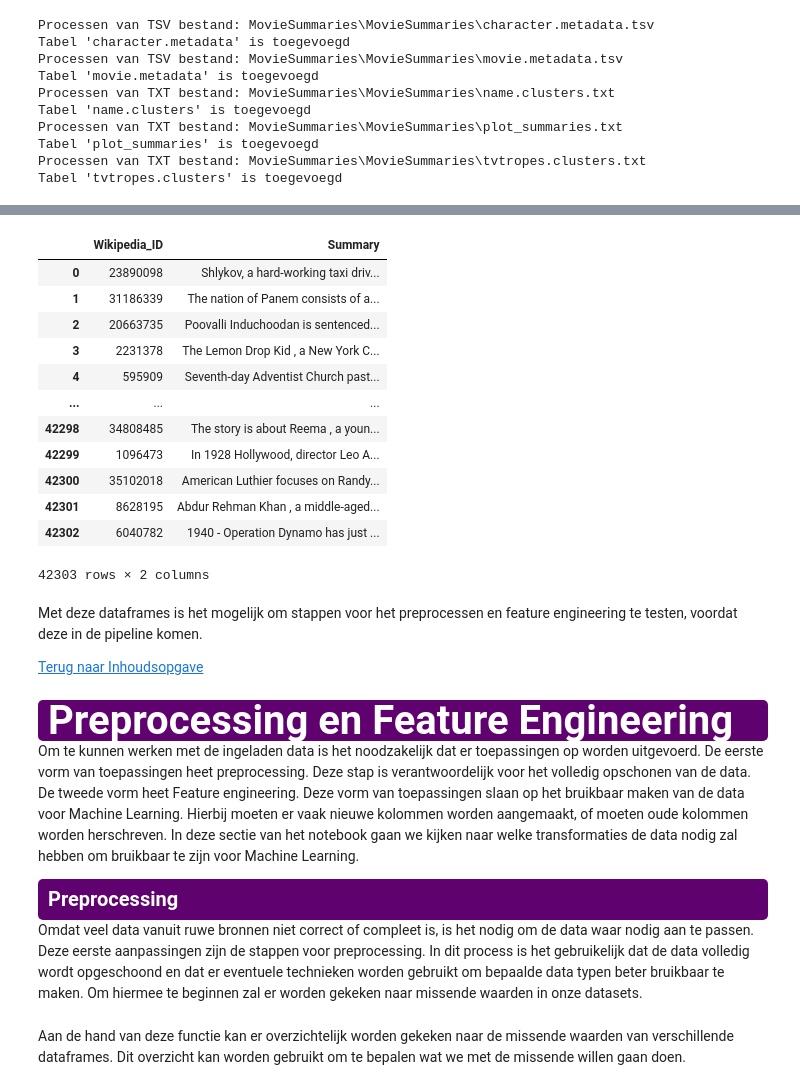
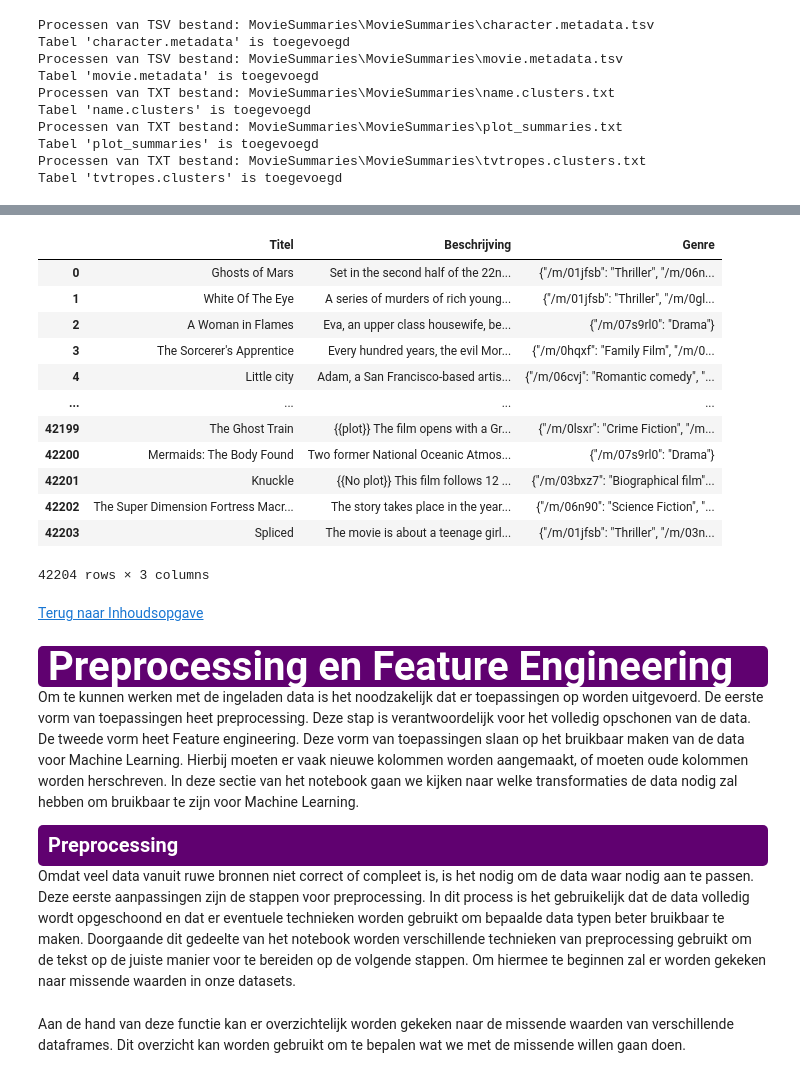
Before and after one commit to BJHeemskerk/Data3, a Jupyter notebook: CineClassify.ipynb, the cells around one changed output, grey strips where cells are left out. Drawn from its saved outputs; the diff is of its cells as text; code cells hidden in the pictures.

```diff
--- a/CineClassify.ipynb
+++ b/CineClassify.ipynb
@@ -463,33 +468,36 @@ display(df)
 # %%
 # Aanmaken van query
 query = """
-    SELECT *
-        FROM 'plot_summaries'
+    SELECT mm.Titel,
+           ps.Beschrijving,
+           mm.Genre
+    FROM 'movie.metadata' AS mm
+
+    JOIN 'plot_summaries' AS ps
+        ON mm.Wikipedia_ID = ps.Wikipedia_ID
 """
 
 # Aanmaken van dataframe door query in te lezen
-df_sum = query_exe(database, query)
+df = query_exe(database, query)
 
 # Tonen van dataframe
-display(df_sum)
+display(df)
 # %% [output]
-|  | Wikipedia_ID | Summary |
-| 0 | 23890098 | Shlykov, a hard-working taxi driv... |
-| 1 | 31186339 | The nation of Panem consists of a... |
-| 2 | 20663735 | Poovalli Induchoodan is sentenced... |
-| 3 | 2231378 | The Lemon Drop Kid , a New York C... |
-| 4 | 595909 | Seventh-day Adventist Church past... |
-| ... | ... | ... |
-| 42298 | 34808485 | The story is about Reema , a youn... |
-| 42299 | 1096473 | In 1928 Hollywood, director Leo A... |
-| 42300 | 35102018 | American Luthier focuses on Randy... |
-| 42301 | 8628195 | Abdur Rehman Khan , a middle-aged... |
-| 42302 | 6040782 | 1940 - Operation Dynamo has just ... |
+|  | Titel | Beschrijving | Genre |
+| 0 | Ghosts of Mars | Set in the second half of the 22n... | {"/m/01jfsb": "Thriller", "/m/06n... |
+| 1 | White Of The Eye | A series of murders of rich young... | {"/m/01jfsb": "Thriller", "/m/0gl... |
+| 2 | A Woman in Flames | Eva, an upper class housewife, be... | {"/m/07s9rl0": "Drama"} |
+| 3 | The Sorcerer's Apprentice | Every hundred years, the evil Mor... | {"/m/0hqxf": "Family Film", "/m/0... |
+| 4 | Little city | Adam, a San Francisco-based artis... | {"/m/06cvj": "Romantic comedy", "... |
+| ... | ... | ... | ... |
+| 42199 | The Ghost Train | {{plot}} The film opens with a Gr... | {"/m/0lsxr": "Crime Fiction", "/m... |
+| 42200 | Mermaids: The Body Found | Two former National Oceanic Atmos... | {"/m/07s9rl0": "Drama"} |
+| 42201 | Knuckle | {{No plot}} This film follows 12 ... | {"/m/03bxz7": "Biographical film"... |
+| 42202 | The Super Dimension Fortress Macr... | The story takes place in the year... | {"/m/06n90": "Science Fiction", "... |
+| 42203 | Spliced | The movie is about a teenage girl... | {"/m/01jfsb": "Thriller", "/m/03n... |
-42303 rows × 2 columns
+42204 rows × 3 columns
-# %% [markdown]
-Met deze dataframes is het mogelijk om stappen voor het preprocessen en feature engineering te testen, voordat deze in de pipeline komen.
-
-[Terug naar Inhoudsopgave](#begin)
+# %% [markdown]
+[Terug naar Inhoudsopgave](#begin)
 # %% [markdown]
 <div style="background-color:#600170; color:#fff; padding:10px; border-radius:5px; display: flex; justify-content: center; align-items: center; position: relative;">
     <div style="font-size:40px; font-weight:bold;">Preprocessing en Feature Engineering</div>
@@ -502,7 +510,7 @@ Om te kunnen werken met de ingeladen data is het noodzakelijk dat er toepassinge
     <div style="font-size:20px; font-weight:bold;">Preprocessing</div>
 </div>
 
-Omdat veel data vanuit ruwe bronnen niet correct of compleet is, is het nodig om de data waar nodig aan te passen. Deze eerste aanpassingen zijn de stappen voor preprocessing. In dit process is het gebruikelijk dat de data volledig wordt opgeschoond en dat er eventuele technieken worden gebruikt om bepaalde data typen beter bruikbaar te maken. Om hiermee te beginnen zal er worden gekeken naar missende waarden in onze datasets.
+Omdat veel data vanuit ruwe bronnen niet correct of compleet is, is het nodig om de data waar nodig aan te passen. Deze eerste aanpassingen zijn de stappen voor preprocessing. In dit process is het gebruikelijk dat de data volledig wordt opgeschoond en dat er eventuele technieken worden gebruikt om bepaalde data typen beter bruikbaar te maken. Doorgaande dit gedeelte van het notebook worden verschillende technieken van preprocessing gebruikt om de tekst op de juiste manier voor te bereiden op de volgende stappen. Om hiermee te beginnen zal er worden gekeken naar missende waarden in onze datasets.
 # %%
 def data_info(df):
     """
```
Also changed, not shown: parts of 35 cells of this notebook, 1 other file.
